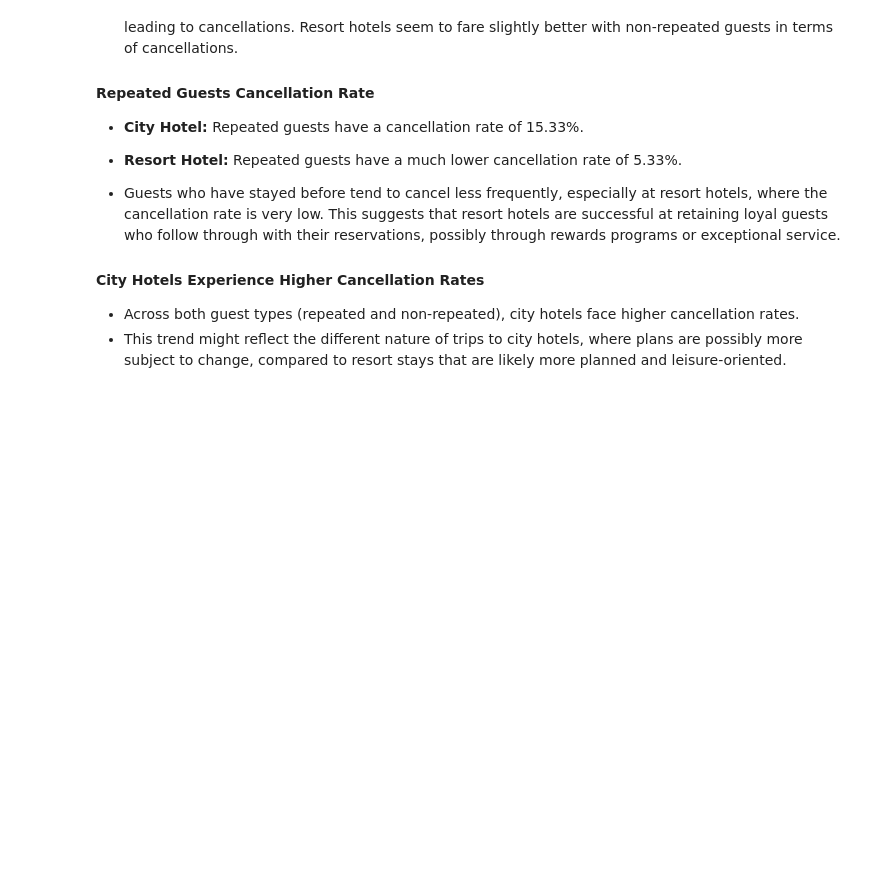
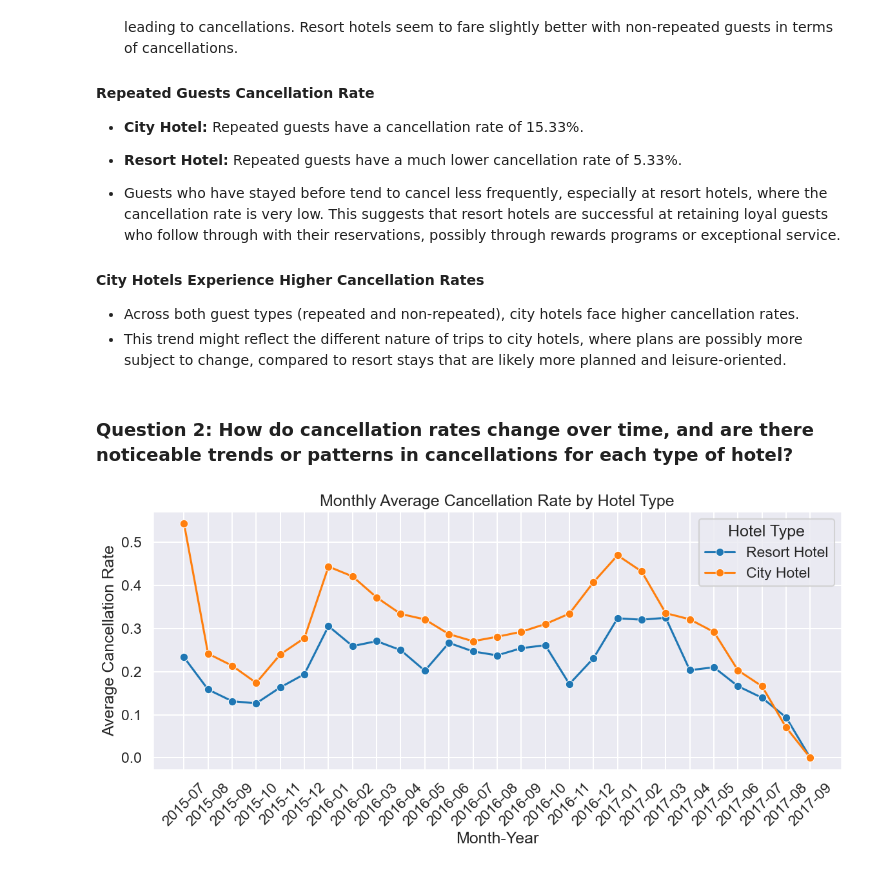
Before and after one commit to Juan-Carlos-D/ML-Team, a Jupyter notebook: Lab One/Rough Drafts/Data Visualization.ipynb, the cells around one changed output. Cells and saved outputs as stored; diff of their text form; code cells hidden in the pictures; blank space fills up the shorter version.

```diff
--- a/Lab One/Rough Drafts/Data Visualization.ipynb
+++ b/Lab One/Rough Drafts/Data Visualization.ipynb
@@ -580,3 +597,24 @@ cancellation_rate
 #### City Hotels Experience Higher Cancellation Rates
 - Across both guest types (repeated and non-repeated), city hotels face higher cancellation rates.
 - This trend might reflect the different nature of trips to city hotels, where plans are possibly more subject to change, compared to resort stays that are likely more planned and leisure-oriented.
+# %% [markdown]
+### **Question 2: How do cancellation rates change over time, and are there noticeable trends or patterns in cancellations for each type of hotel?**
+# %%
+# Relationship of month_year and cancellations across the two types of hotels
+monthly_cancellations = df.groupby(['month_year', 'hotel'])['is_canceled'].mean().reset_index()
+
+# Converting 'month_year' to string format for plotting
+monthly_cancellations['month_year'] = monthly_cancellations['month_year'].astype(str)
+monthly_cancellations['hotel'] = monthly_cancellations['hotel'].map({True: 'City Hotel', False: 'Resort Hotel'})
+
+plt.figure(figsize=(12, 6))
+sns.lineplot(data=monthly_cancellations, x='month_year', y='is_canceled', hue='hotel', marker='o')
+plt.xticks(rotation=45)
+plt.xlabel('Month-Year')
+plt.ylabel('Average Cancellation Rate')
+plt.title('Monthly Average Cancellation Rate by Hotel Type')
+plt.legend(title='Hotel Type')
+plt.tight_layout()
+plt.show()
+# %% [output]
+[figure, added]
```
Also changed, not shown: parts of 22 cells of this notebook.
